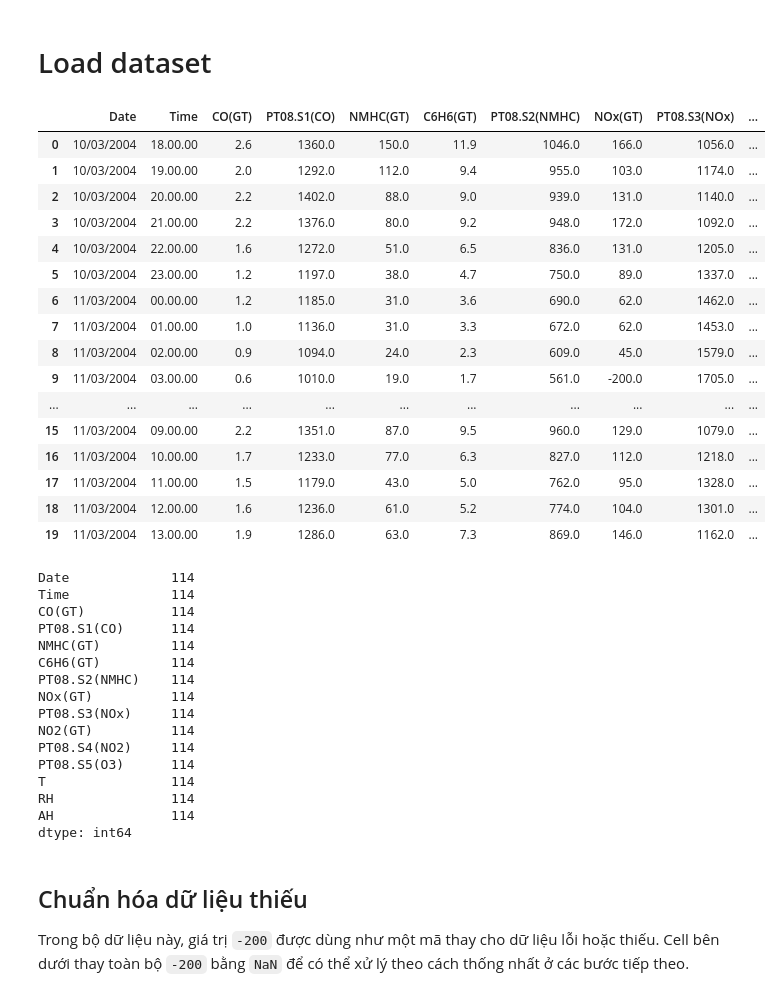
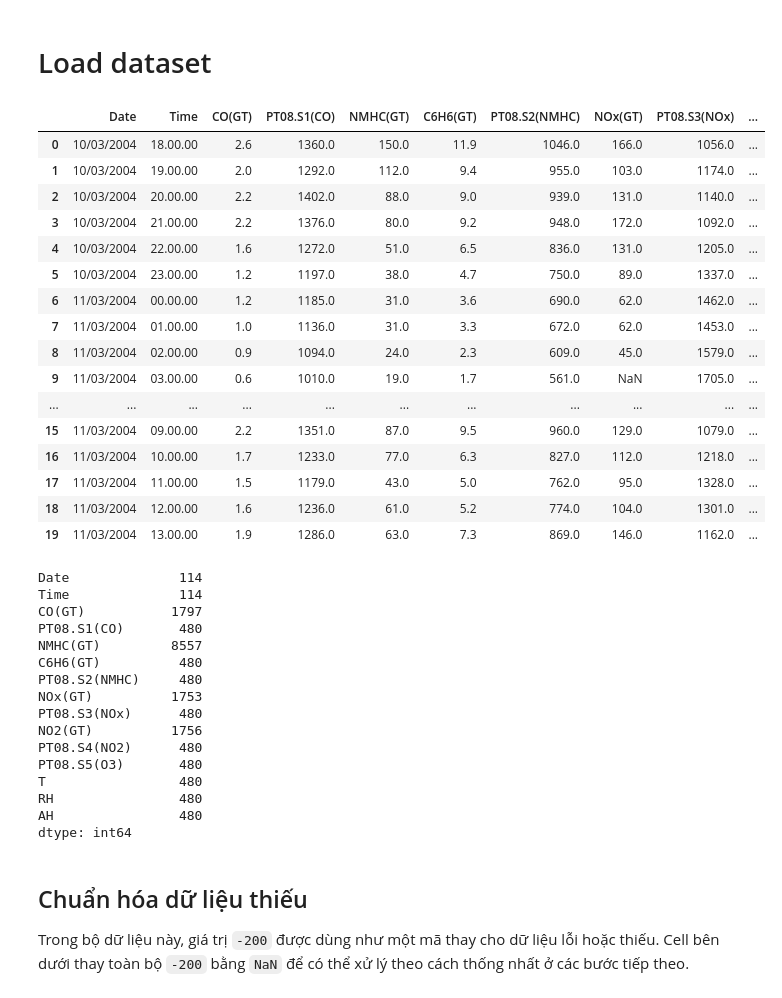
Before and after one commit to nguyenhuynhdt37/HM_GK, a Jupyter notebook: main2.ipynb, the cells around one changed output. Cells and saved outputs as stored; diff of their text form; code cells hidden in the pictures.

```diff
--- a/main2.ipynb
+++ b/main2.ipynb
@@ -174,25 +174,27 @@ from sklearn.model_selection import GridSearchCV
 # %%
 # Load dataset and clean missing codes early
 df = pd.read_csv("data/AirQualityUCI.csv", sep=';', decimal=',')
 
 # Drop unnamed artifact columns if present
 df = df.loc[:, ~df.columns.str.contains("^Unnamed", case=False, regex=True)]
 
+# Convert sensor missing code to NaN BEFORE any EDA/filtering
+df.replace(-200, np.nan, inplace=True)
 
 # Xem 20 dòng đầu
 df.head(20)
 # %% [output]
 |  | Date | Time | CO(GT) | PT08.S1(CO) | NMHC(GT) | C6H6(GT) | PT08.S2(NMHC) | NOx(GT) | PT08.S3(NOx) | ... |
 | 0 | 10/03/2004 | 18.00.00 | 2.6 | 1360.0 | 150.0 | 11.9 | 1046.0 | 166.0 | 1056.0 | ... |
 | 1 | 10/03/2004 | 19.00.00 | 2.0 | 1292.0 | 112.0 | 9.4 | 955.0 | 103.0 | 1174.0 | ... |
 | 2 | 10/03/2004 | 20.00.00 | 2.2 | 1402.0 | 88.0 | 9.0 | 939.0 | 131.0 | 1140.0 | ... |
 | 3 | 10/03/2004 | 21.00.00 | 2.2 | 1376.0 | 80.0 | 9.2 | 948.0 | 172.0 | 1092.0 | ... |
 | 4 | 10/03/2004 | 22.00.00 | 1.6 | 1272.0 | 51.0 | 6.5 | 836.0 | 131.0 | 1205.0 | ... |
 | 5 | 10/03/2004 | 23.00.00 | 1.2 | 1197.0 | 38.0 | 4.7 | 750.0 | 89.0 | 1337.0 | ... |
 | 6 | 11/03/2004 | 00.00.00 | 1.2 | 1185.0 | 31.0 | 3.6 | 690.0 | 62.0 | 1462.0 | ... |
 | 7 | 11/03/2004 | 01.00.00 | 1.0 | 1136.0 | 31.0 | 3.3 | 672.0 | 62.0 | 1453.0 | ... |
 | 8 | 11/03/2004 | 02.00.00 | 0.9 | 1094.0 | 24.0 | 2.3 | 609.0 | 45.0 | 1579.0 | ... |
-| 9 | 11/03/2004 | 03.00.00 | 0.6 | 1010.0 | 19.0 | 1.7 | 561.0 | -200.0 | 1705.0 | ... |
+| 9 | 11/03/2004 | 03.00.00 | 0.6 | 1010.0 | 19.0 | 1.7 | 561.0 | NaN | 1705.0 | ... |
 | ... | ... | ... | ... | ... | ... | ... | ... | ... | ... | ... |
 | 15 | 11/03/2004 | 09.00.00 | 2.2 | 1351.0 | 87.0 | 9.5 | 960.0 | 129.0 | 1079.0 | ... |
 | 16 | 11/03/2004 | 10.00.00 | 1.7 | 1233.0 | 77.0 | 6.3 | 827.0 | 112.0 | 1218.0 | ... |
@@ -203,21 +205,21 @@ df.head(20)
 df.shape
 df.isnull().sum()
 # %% [output]
-Date             114
-Time             114
-CO(GT)           114
-PT08.S1(CO)      114
-NMHC(GT)         114
-C6H6(GT)         114
-PT08.S2(NMHC)    114
-NOx(GT)          114
-PT08.S3(NOx)     114
-NO2(GT)          114
-PT08.S4(NO2)     114
-PT08.S5(O3)      114
-T                114
-RH               114
-AH               114
+Date              114
+Time              114
+CO(GT)           1797
+PT08.S1(CO)       480
+NMHC(GT)         8557
+C6H6(GT)          480
+PT08.S2(NMHC)     480
+NOx(GT)          1753
+PT08.S3(NOx)      480
+NO2(GT)          1756
+PT08.S4(NO2)      480
+PT08.S5(O3)       480
+T                 480
+RH                480
+AH                480
 dtype: int64
 # %% [markdown]
 ## Chuẩn hóa dữ liệu thiếu
```
Also changed, not shown: parts of 44 cells of this notebook.
